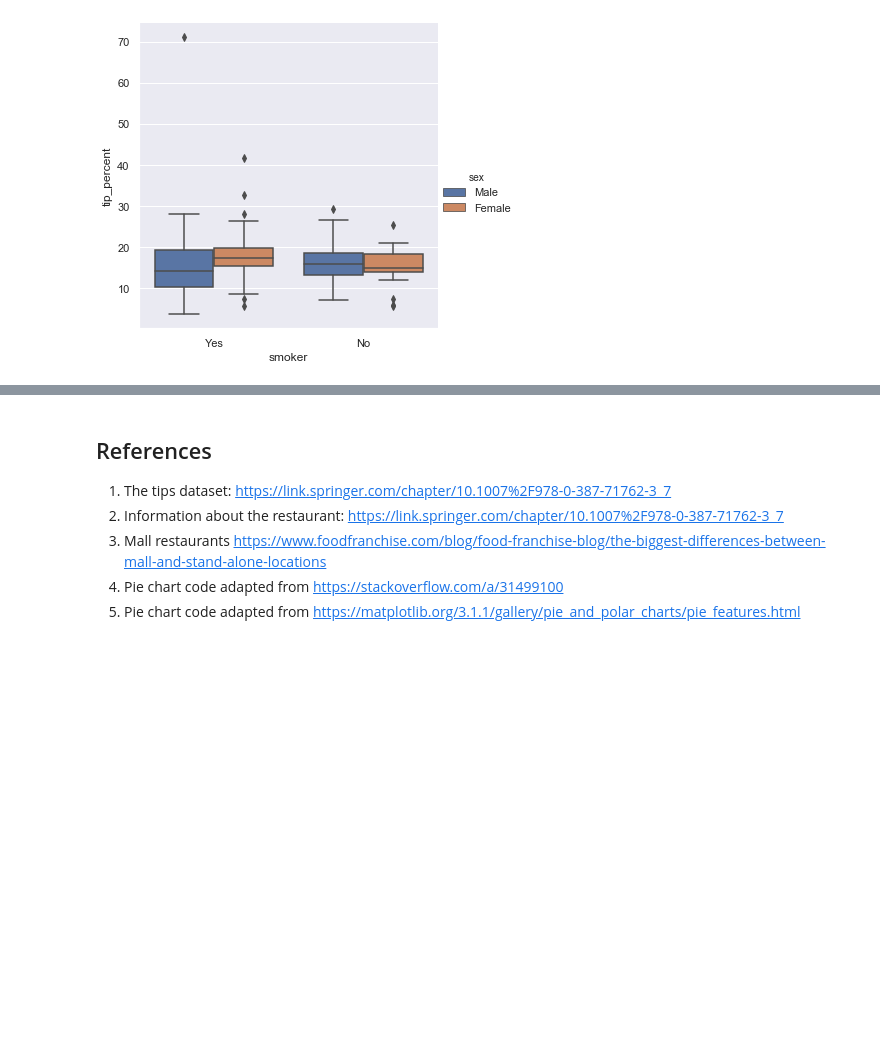
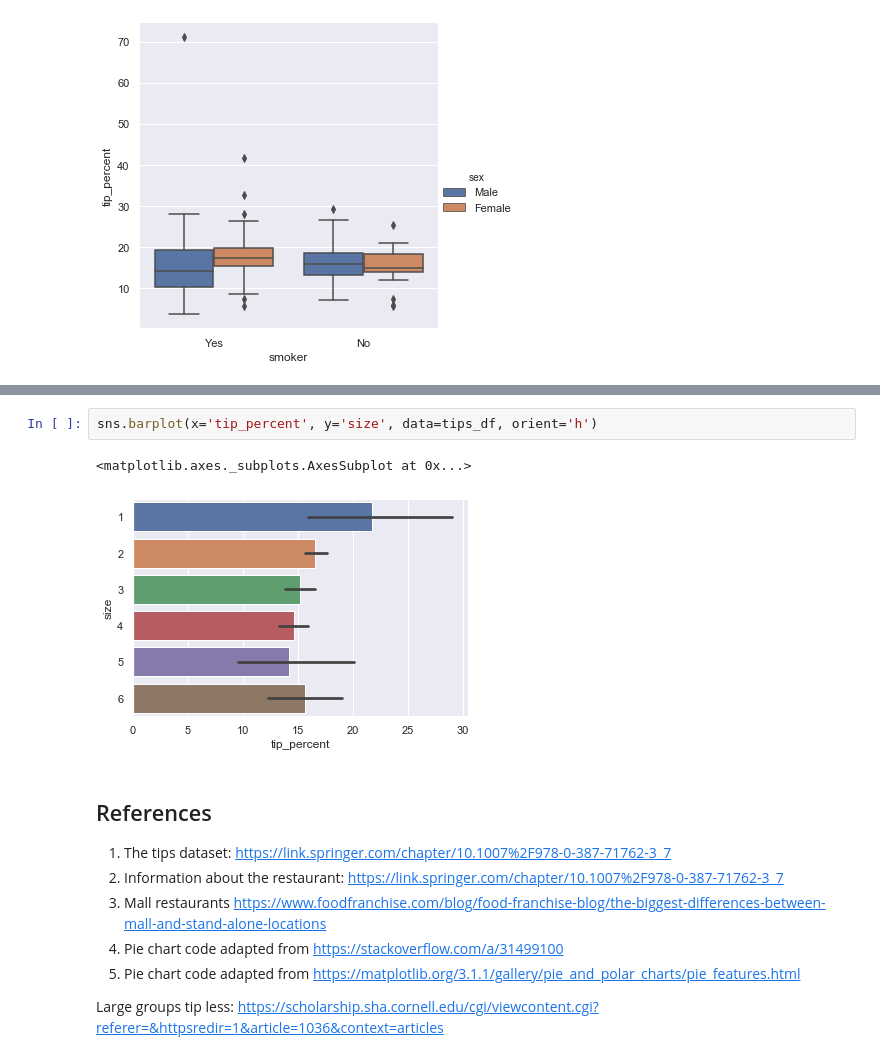
Before and after one commit to jennifer-ryan/fundamentals-project, a Jupyter notebook: tips_database_analysis.ipynb, the cells around one changed output, grey strips where cells are left out. Drawn from its saved outputs; the diff is of its cells as text; blank space fills up the shorter version.

Commit message:
Ways to plot group size nd tips - horizontal bar chart may look best

```diff
--- a/tips_database_analysis.ipynb
+++ b/tips_database_analysis.ipynb
@@ -551,3 +557,8 @@ sns.catplot(x="smoker", y="tip_percent", hue="sex", kind="box", data=tips_df)
+# %%
+sns.barplot(x='tip_percent', y='size', data=tips_df, orient='h')
+# %% [output]
+<matplotlib.axes._subplots.AxesSubplot at 0x...>
+[figure, added]
 # %% [markdown]
 ## References
 
@@ -556,3 +567,5 @@ sns.catplot(x="smoker", y="tip_percent", hue="sex", kind="box", data=tips_df)
 3. Mall restaurants https://www.foodfranchise.com/blog/food-franchise-blog/the-biggest-differences-between-mall-and-stand-alone-locations
 4. Pie chart code adapted from https://stackoverflow.com/a/31499100
 5. Pie chart code adapted from  https://matplotlib.org/3.1.1/gallery/pie_and_polar_charts/pie_features.html
+
+Large groups tip less: https://scholarship.sha.cornell.edu/cgi/viewcontent.cgi?referer=&httpsredir=1&article=1036&context=articles
```
Also changed, not shown: parts of 5 cells of this notebook.
